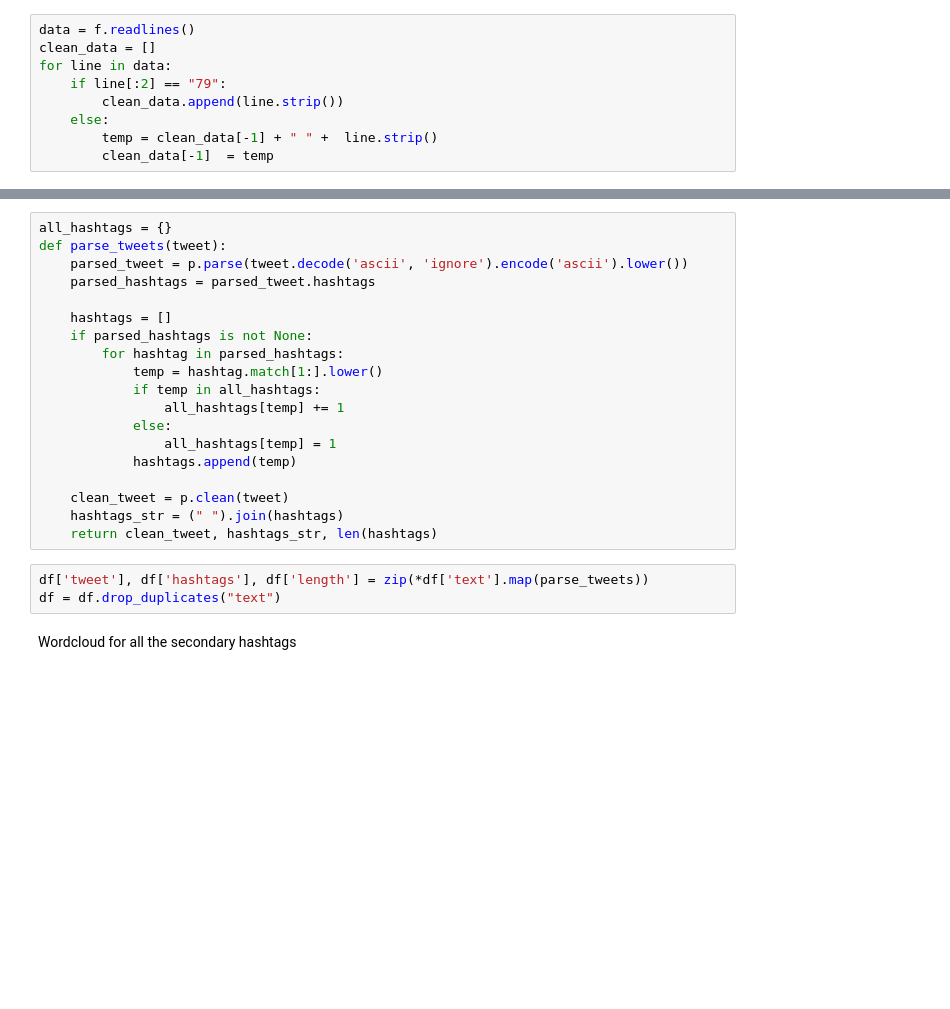
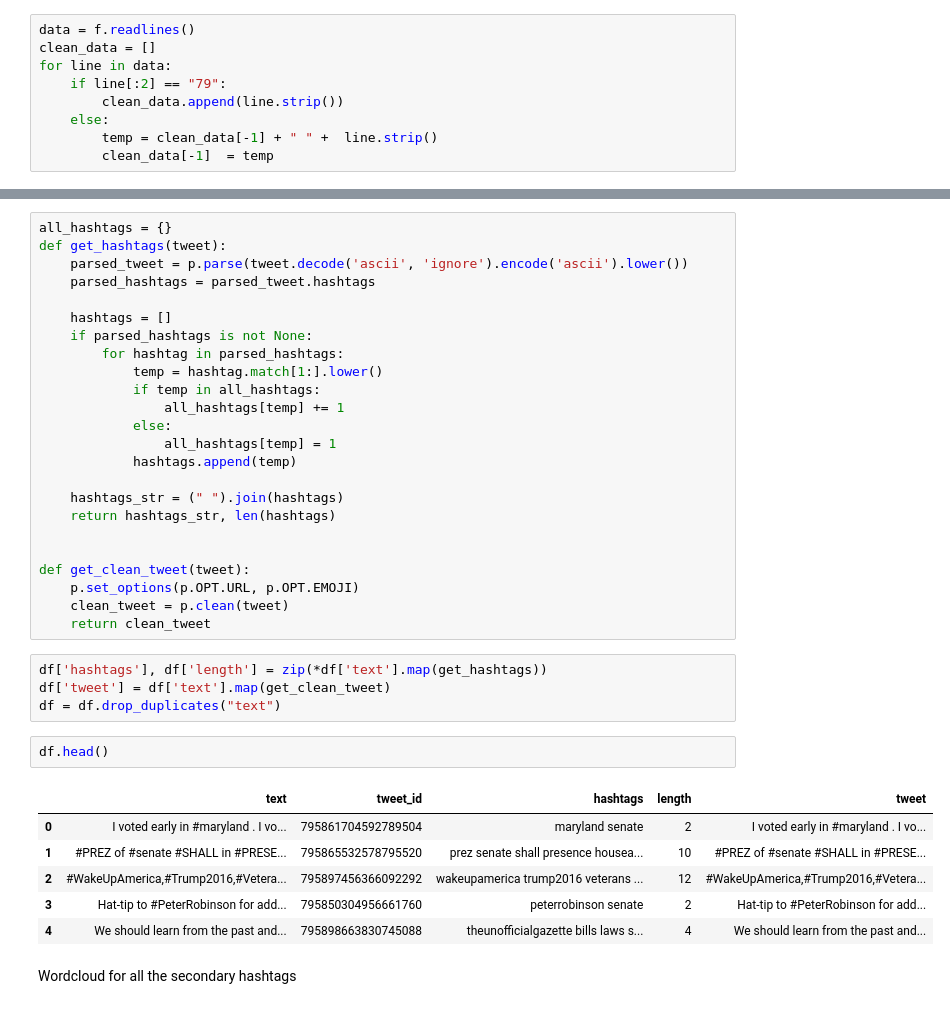
Before and after one commit to nikhil0209/Popping-the-filter-bubble, a Jupyter notebook: DataAnalysis.ipynb, the cells around one changed output, grey strips where cells are left out. Drawn from its saved outputs; the diff is of its cells as text; blank space fills up the shorter version.

```diff
--- a/DataAnalysis.ipynb
+++ b/DataAnalysis.ipynb
@@ -37,6 +45,6 @@ df.head()
 # %%
 all_hashtags = {}
-def parse_tweets(tweet):
+def get_hashtags(tweet):
     parsed_tweet = p.parse(tweet.decode('ascii', 'ignore').encode('ascii').lower())
     parsed_hashtags = parsed_tweet.hashtags
 
@@ -50,12 +58,27 @@ def parse_tweets(tweet):
                 all_hashtags[temp] = 1
             hashtags.append(temp)
 
+    hashtags_str = (" ").join(hashtags)
+    return hashtags_str, len(hashtags)
+
+
+def get_clean_tweet(tweet):
+    p.set_options(p.OPT.URL, p.OPT.EMOJI)
     clean_tweet = p.clean(tweet)
-    hashtags_str = (" ").join(hashtags)
-    return clean_tweet, hashtags_str, len(hashtags)
+    return clean_tweet
 # %%
-df['tweet'], df['hashtags'], df['length'] = zip(*df['text'].map(parse_tweets))
+df['hashtags'], df['length'] = zip(*df['text'].map(get_hashtags))
+df['tweet'] = df['text'].map(get_clean_tweet)
 df = df.drop_duplicates("text")
+# %%
+df.head()
+# %% [output]
+|  | text | tweet_id | hashtags | length | tweet |
+| 0 | I voted early in #maryland . I vo... | 795861704592789504 | maryland senate | 2 | I voted early in #maryland . I vo... |
+| 1 | #PREZ of #senate #SHALL in #PRESE... | 795865532578795520 | prez senate shall presence housea... | 10 | #PREZ of #senate #SHALL in #PRESE... |
+| 2 | #WakeUpAmerica,#Trump2016,#Vetera... | 795897456366092292 | wakeupamerica trump2016 veterans ... | 12 | #WakeUpAmerica,#Trump2016,#Vetera... |
+| 3 | Hat-tip to #PeterRobinson for add... | 795850304956661760 | peterrobinson senate | 2 | Hat-tip to #PeterRobinson for add... |
+| 4 | We should learn from the past and... | 795898663830745088 | theunofficialgazette bills laws s... | 4 | We should learn from the past and... |
 # %% [markdown]
 Wordcloud for all the secondary hashtags
 # %%
```
Also changed, not shown: parts of 13 cells of this notebook.
